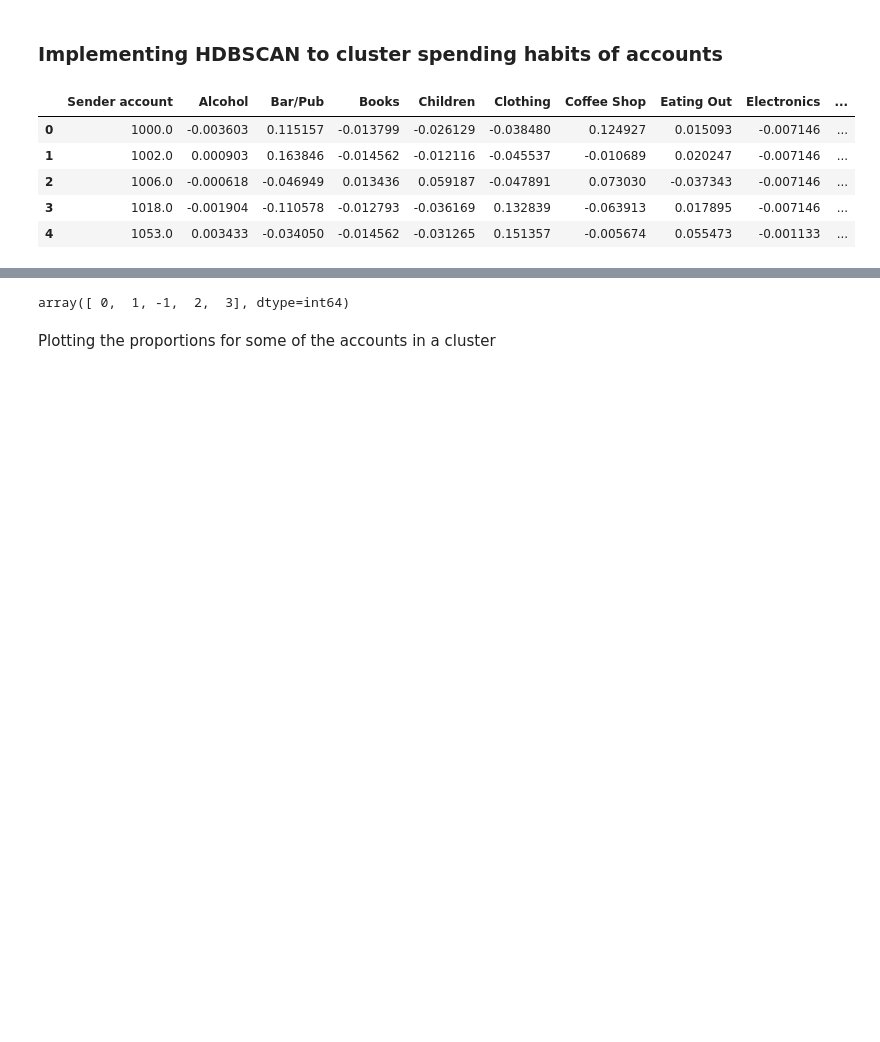
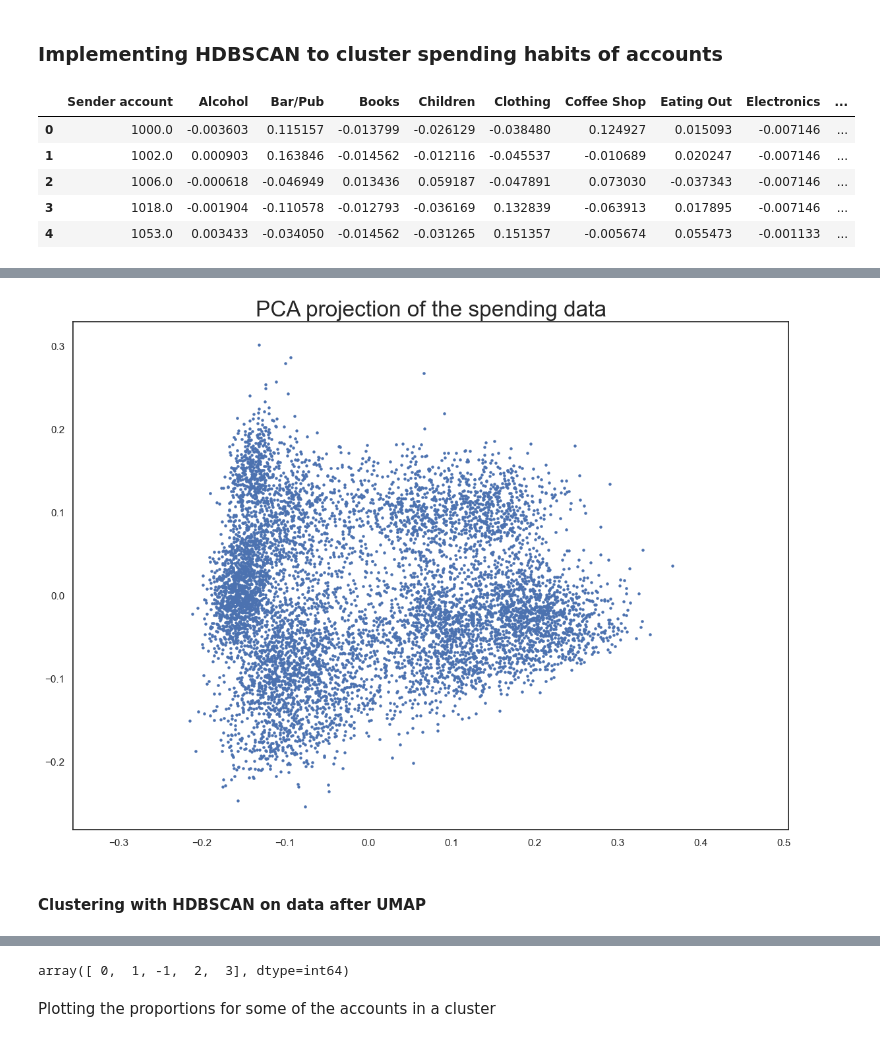
Before and after one commit to UoB-DSMP-2023-24/dsmp-2024-group34, a Jupyter notebook: Implementing_HDBSCAN.ipynb, the cells around one changed output, grey strips where cells are left out. Drawn from its saved outputs; the diff is of its cells as text; code cells hidden in the pictures; blank space fills up the shorter version.

```diff
--- a/Implementing_HDBSCAN.ipynb
+++ b/Implementing_HDBSCAN.ipynb
@@ -22,0 +46,18 @@ hdb = HDBSCAN(min_samples=1, min_cluster_size=250)
+# %%
+from sklearn.decomposition import PCA
+sns.set(style='white', context='notebook', rc={'figure.figsize':(14,10)})
+pca = PCA()
+spending_pca = pca.fit_transform(X)
+
+plt.scatter(
+    spending_pca[:, 0],
+    spending_pca[:, 1],
+        s=5,
+)
+
+plt.gca().set_aspect('equal', 'datalim')
+plt.title('PCA projection of the spending data', fontsize=24);
+# %% [output]
+[figure, added]
+# %% [markdown]
+#### Clustering with HDBSCAN on data after UMAP
```
Also changed, not shown: parts of 22 cells of this notebook.
